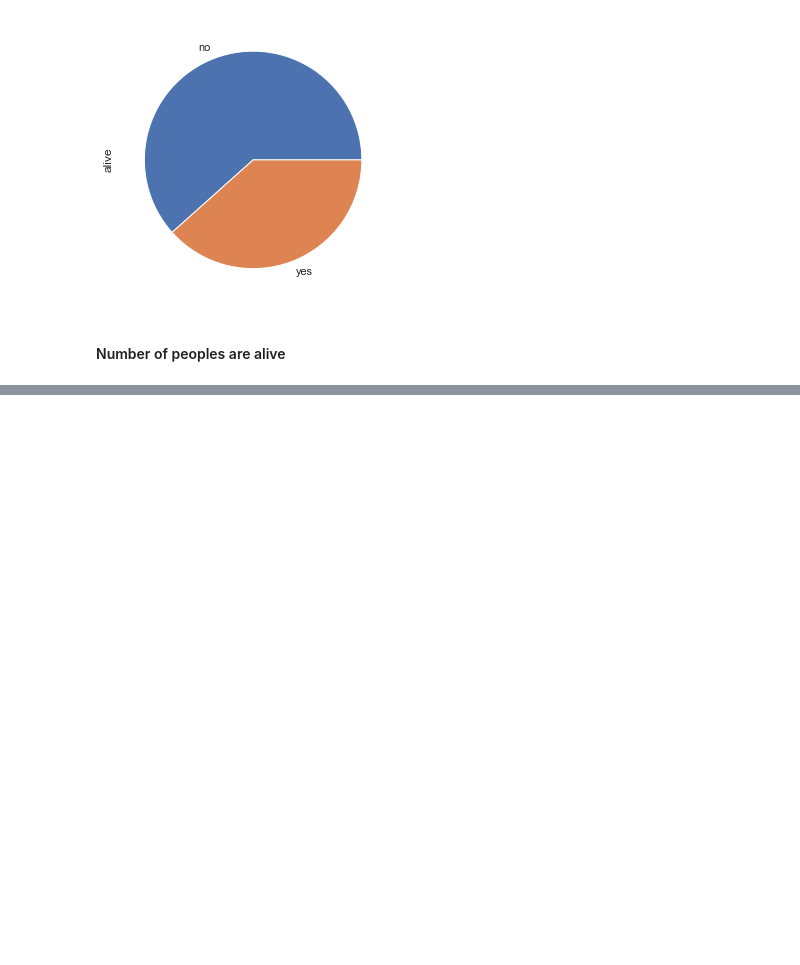
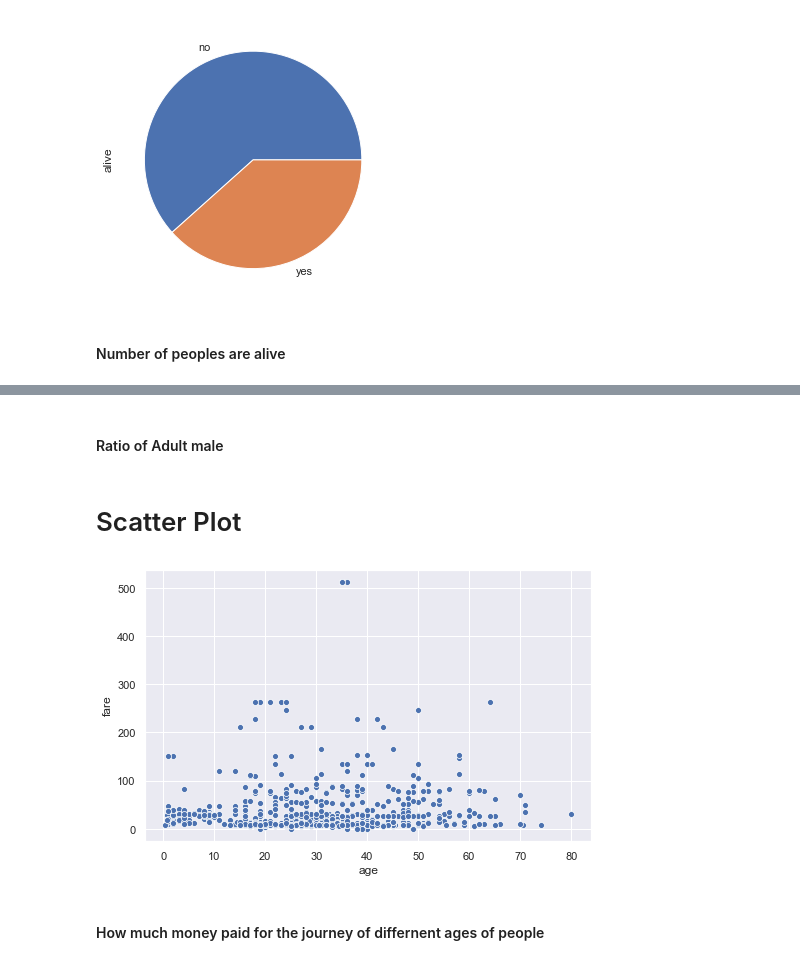
Before and after one commit to shourov-sorkar/titanic_dataset, a Jupyter notebook: titanic-data-set.ipynb, the cells around one changed output, grey strips where cells are left out. Saved outputs shown, nothing was run; the diff lists cells and outputs as text; code cells hidden in the pictures; blank space fills up the shorter version.

```diff
--- a/titanic-data-set.ipynb
+++ b/titanic-data-set.ipynb
@@ -96,0 +109,13 @@ plot = pie_data.plot(kind='pie',
+# %% [markdown]
+#### Ratio of Adult male
+# %% [markdown]
+# Scatter Plot
+# %%
+plt.figure(figsize=(8,5))
+
+plot = sns.scatterplot(x=titanic["age"],
+                       y=titanic["fare"])
+# %% [output]
+[figure, added]
+# %% [markdown]
+#### How much money paid for the journey  of differnent ages of people
```
Also changed, not shown: parts of 1 cell of this notebook.
